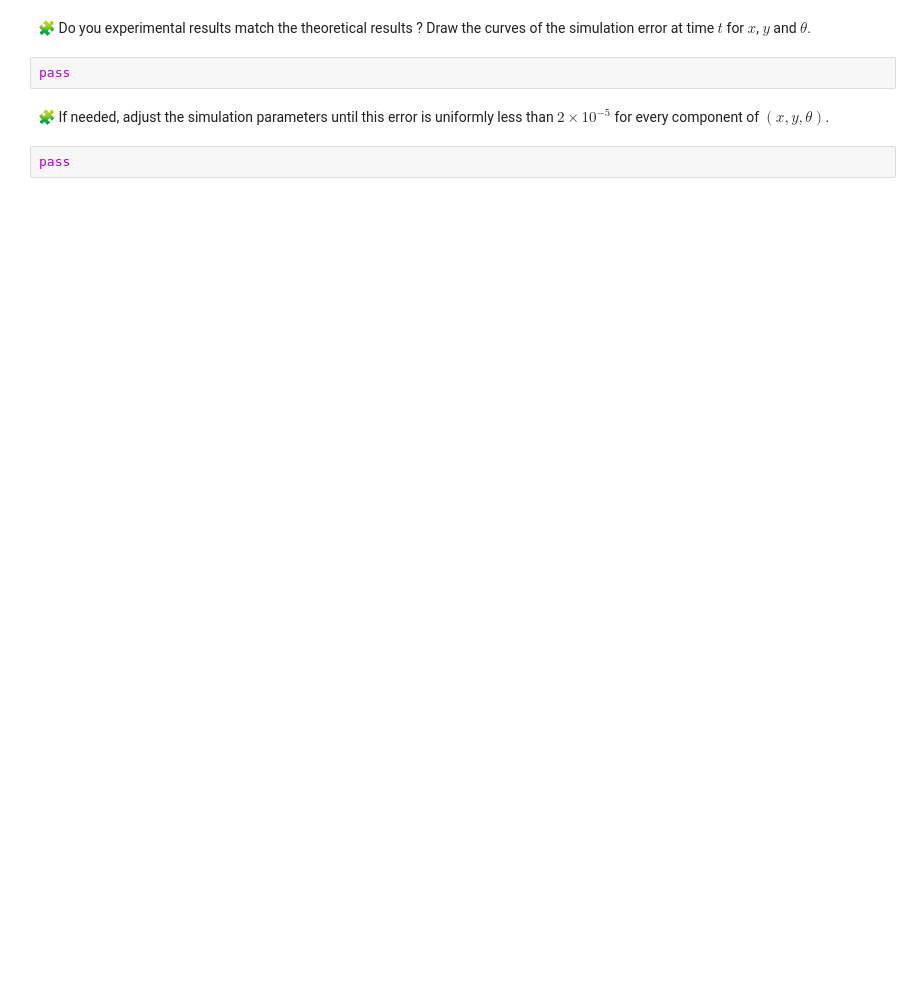
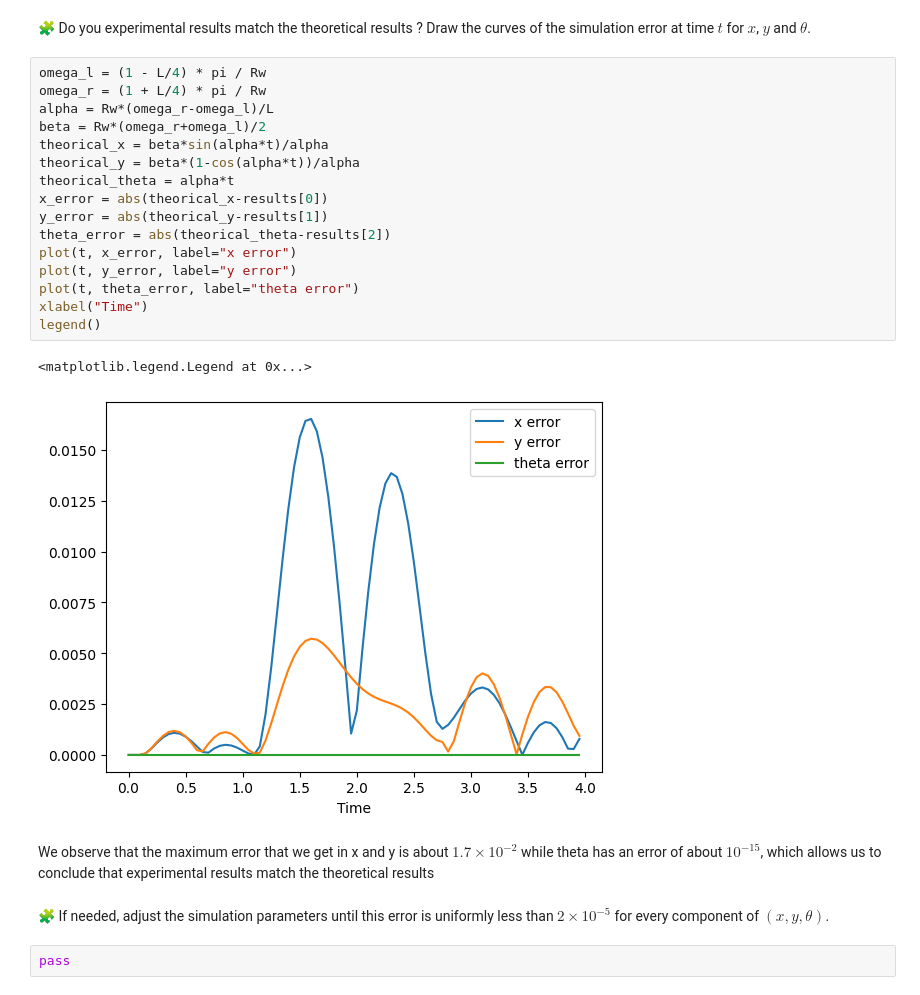
Before and after one commit to hassanAZAKAF/control-engineering-with-python-project-2022-2023, a Jupyter notebook: Project-1.ipynb, the cells around one changed output. Drawn from its saved outputs; the diff is of its cells as text; blank space fills up the shorter version.

```diff
--- a/Project-1.ipynb
+++ b/Project-1.ipynb
@@ -127,7 +204,26 @@ pass
 # %% [markdown]
 🧩 Do you experimental results match the theoretical results ? Draw the curves of the simulation error at time $t$ for $x$, $y$ and $\theta$.
-# %%
-pass
+# %%
+omega_l = (1 - L/4) * pi / Rw
+omega_r = (1 + L/4) * pi / Rw
+alpha = Rw*(omega_r-omega_l)/L
+beta = Rw*(omega_r+omega_l)/2
+theorical_x = beta*sin(alpha*t)/alpha
+theorical_y = beta*(1-cos(alpha*t))/alpha
+theorical_theta = alpha*t
+x_error = abs(theorical_x-results[0])
+y_error = abs(theorical_y-results[1])
+theta_error = abs(theorical_theta-results[2])
+plot(t, x_error, label="x error")
+plot(t, y_error, label="y error")
+plot(t, theta_error, label="theta error")
+xlabel("Time")
+legend()
+# %% [output]
+<matplotlib.legend.Legend at 0x...>
+[figure, added]
+# %% [markdown]
+We observe that the maximum error that we get in x and y is about $1.7 \times 10^{-2}$ while theta has an error of about $10^{-15}$, which allows us to conclude that experimental results match the theoretical results
 # %% [markdown]
 🧩 If needed, adjust the simulation parameters until this error is uniformly less than $2 \times 10^{-5}$ for every component of $(x, y, \theta)$.
 # %%
```
Also changed, not shown: parts of 20 cells of this notebook.
